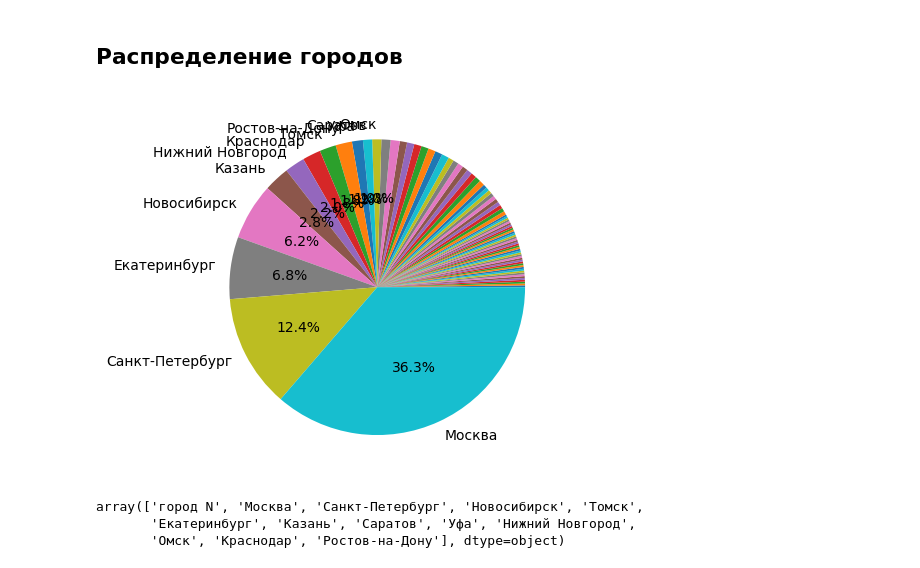
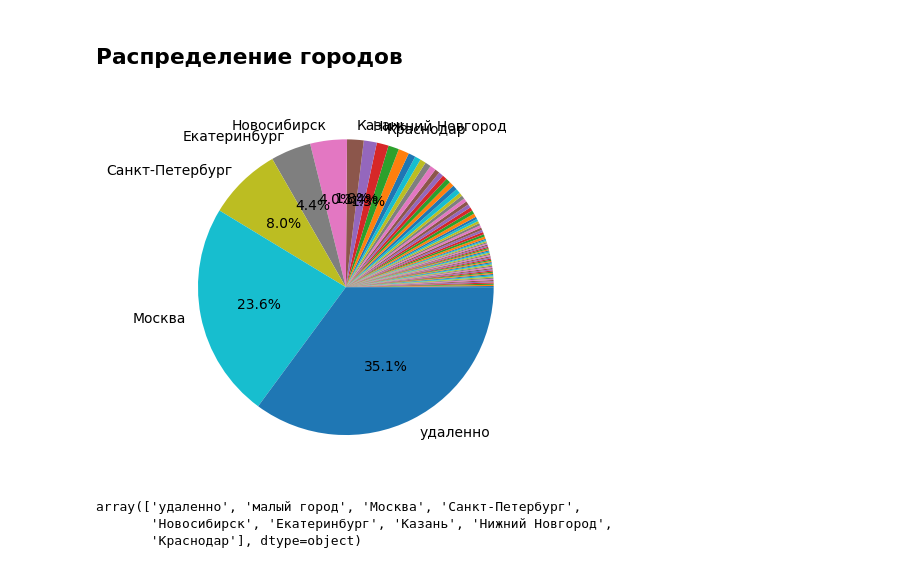
Before and after one commit to LadHrAnalytics/ML_HR, a Jupyter notebook: Notebooks/Habr_cleaning.ipynb, the cells around one changed output. Cells and saved outputs as stored; diff of their text form; code cells hidden in the pictures.

```diff
--- a/Notebooks/Habr_cleaning.ipynb
+++ b/Notebooks/Habr_cleaning.ipynb
@@ -287,30 +287,29 @@ dtype: int64
 # %%
 import re
 
-def separate_cities(dataset):
-    null_cities = dataset[dataset["Город"].isnull()]
-    dataset.drop(null_cities.index, inplace=True)
-    df_new = pd.DataFrame()
-    for index in range(df.shape[0]):
-        row = re.sub("[\(\[].*?[\)\]]", "", dataset['Город'].iloc[index])
-        cities = [city.lstrip().rstrip() for city in row.split(',')]
-        init_row = df.iloc[index].copy()
-        for city in cities:
-            new_row = init_row.copy()
-            new_row['Город'] = city
-            df_new = pd.concat([df_new, pd.DataFrame([new_row])], ignore_index=True)
-    return df_new
+def separate_cities(df):
+  null_cities = df[df["Город"].isnull()].index
+  for city in null_cities:
+    df.at[city, 'Город'] = 'удаленно'
+  df_new = pd.DataFrame()
+  for index in range(df.shape[0]):
+    row = re.sub("[\(\[].*?[\)\]]", "", df['Город'].iloc[index])
+    cities = [city.lstrip().rstrip() for city in row.split(',')]
+    init_row = df.iloc[index].copy()
+    for city in cities:
+      new_row = init_row.copy()
+      new_row['Город'] = city
+      df_new = pd.concat([df_new, pd.DataFrame([new_row])], ignore_index=True)
+  return df_new
 # %%
 import matplotlib.pyplot as plt
 
 # выбираем такое число городов, доля которых в датасете находится около определенного процента thershold
-def find_number_cities_around_threshold(df, threshold=75):
+def find_cities_around_threshold(df, threshold=75):
   labels = df['Город'].value_counts(dropna = False, ascending=True).keys()
   data = df['Город'].value_counts(dropna = False, ascending=True)
 
-  fig, ax = plt.subplots()
-
-  wedges, texts, autotexts = ax.pie(data, labels=labels, autopct='%1.1f%%')
+  wedges, texts, autotexts = plt.pie(data, labels=labels, autopct='%1.1f%%')
 
   all_percentage = 0
   cities = list(labels)
@@ -326,20 +325,20 @@ def find_number_cities_around_threshold(df, threshold=75):
 def create_new_cities(df, cities):
   for index in range(df.shape[0]):
     if (df.iloc[index]['Город'] not in cities):
-      df.at[index, 'Город'] = 'город N'
+      df.at[index, 'Город'] = 'малый город'
   return df
 # %%
 df_new = separate_cities(df)
-cities = find_number_cities_around_threshold(df_new, 75)
+cities = find_cities_around_threshold(df_new, 80)
 df_new = create_new_cities(df_new, cities)
 # %% [output]
-[figure, old version]
+[figure, new version]
 # %%
 df_new['Город'].unique()
 # %% [output]
-array(['город N', 'Москва', 'Санкт-Петербург', 'Новосибирск', 'Томск',
-       'Екатеринбург', 'Казань', 'Саратов', 'Уфа', 'Нижний Новгород',
-       'Омск', 'Краснодар', 'Ростов-на-Дону'], dtype=object)
+array(['удаленно', 'малый город', 'Москва', 'Санкт-Петербург',
+       'Новосибирск', 'Екатеринбург', 'Казань', 'Нижний Новгород',
+       'Краснодар'], dtype=object)
 # %%
 df['Требования'].value_counts()
 # %% [output]
```
Also changed, not shown: parts of 1 cell of this notebook.
